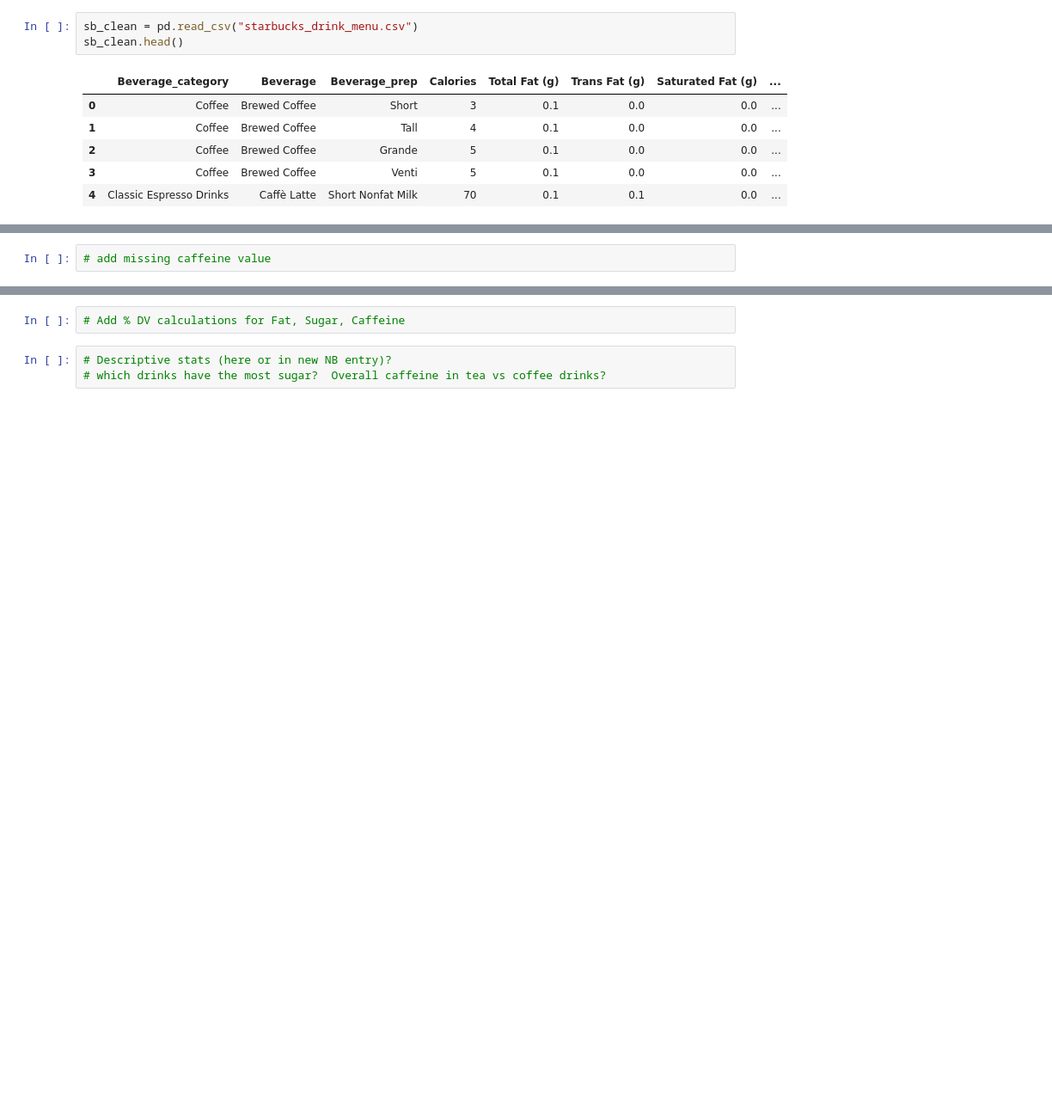
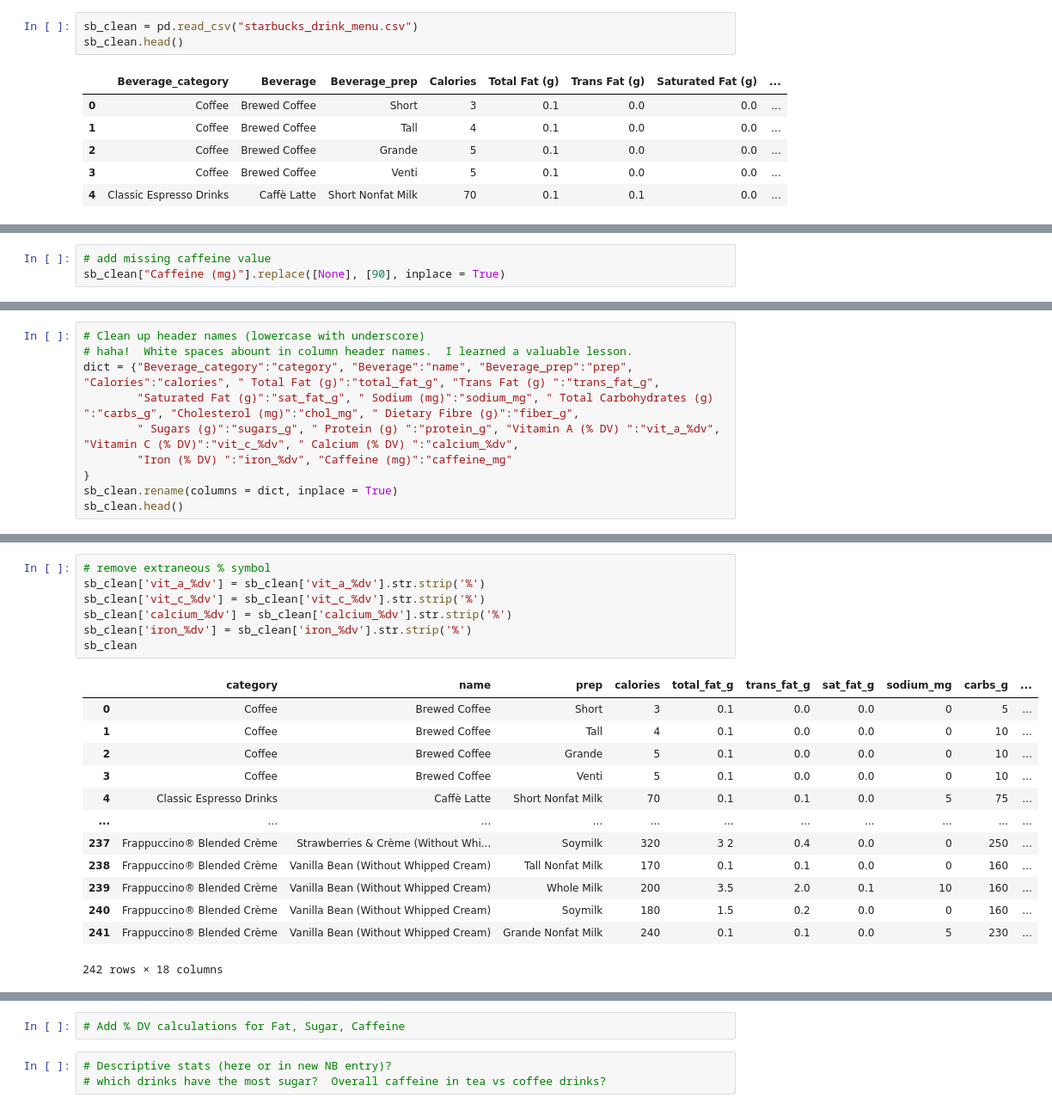
Before and after one commit to Ugi77/projects, a Jupyter notebook: NutritionAnalysisTour/clean_pandas.ipynb, the cells around one changed output, grey strips where cells are left out. Shown: that part at 86% size. Drawn from its saved outputs; the diff is of its cells as text; blank space fills up the shorter version.

```diff
--- a/NutritionAnalysisTour/clean_pandas.ipynb
+++ b/NutritionAnalysisTour/clean_pandas.ipynb
@@ -43,3 +44,4 @@ sb_clean[sb_clean.isna().any(axis = 1)]
 | 158 | Shaken Iced Beverages | Iced Brewed Coffee (With Milk & C... | 2% Milk | 90 | 1 | 0.5 | 0.0 | ... |
 # %%
 # add missing caffeine value
+sb_clean["Caffeine (mg)"].replace([None], [90], inplace = True)
@@ -47,0 +57,10 @@ sb_clean[sb_clean.isna().any(axis = 1)]
+# %%
+# Clean up header names (lowercase with underscore)
+# haha!  White spaces abount in column header names.  I learned a valuable lesson.
+dict = {"Beverage_category":"category", "Beverage":"name", "Beverage_prep":"prep", "Calories":"calories", " Total Fat (g)":"total_fat_g", "Trans Fat (g) ":"trans_fat_g",
+        "Saturated Fat (g)":"sat_fat_g", " Sodium (mg)":"sodium_mg", " Total Carbohydrates (g) ":"carbs_g", "Cholesterol (mg)":"chol_mg", " Dietary Fibre (g)":"fiber_g",
+        " Sugars (g)":"sugars_g", " Protein (g) ":"protein_g", "Vitamin A (% DV) ":"vit_a_%dv", "Vitamin C (% DV)":"vit_c_%dv", " Calcium (% DV) ":"calcium_%dv",
+        "Iron (% DV) ":"iron_%dv", "Caffeine (mg)":"caffeine_mg"
+}
+sb_clean.rename(columns = dict, inplace = True)
+sb_clean.head()
@@ -47,0 +74,21 @@ sb_clean[sb_clean.isna().any(axis = 1)]
+# %%
+# remove extraneous % symbol
+sb_clean['vit_a_%dv'] = sb_clean['vit_a_%dv'].str.strip('%')
+sb_clean['vit_c_%dv'] = sb_clean['vit_c_%dv'].str.strip('%')
+sb_clean['calcium_%dv'] = sb_clean['calcium_%dv'].str.strip('%')
+sb_clean['iron_%dv'] = sb_clean['iron_%dv'].str.strip('%')
+sb_clean
+# %% [output]
+|  | category | name | prep | calories | total_fat_g | trans_fat_g | sat_fat_g | sodium_mg | carbs_g | ... |
+| 0 | Coffee | Brewed Coffee | Short | 3 | 0.1 | 0.0 | 0.0 | 0 | 5 | ... |
+| 1 | Coffee | Brewed Coffee | Tall | 4 | 0.1 | 0.0 | 0.0 | 0 | 10 | ... |
+| 2 | Coffee | Brewed Coffee | Grande | 5 | 0.1 | 0.0 | 0.0 | 0 | 10 | ... |
+| 3 | Coffee | Brewed Coffee | Venti | 5 | 0.1 | 0.0 | 0.0 | 0 | 10 | ... |
+| 4 | Classic Espresso Drinks | Caffè Latte | Short Nonfat Milk | 70 | 0.1 | 0.1 | 0.0 | 5 | 75 | ... |
+| ... | ... | ... | ... | ... | ... | ... | ... | ... | ... | ... |
+| 237 | Frappuccino® Blended Crème | Strawberries & Crème (Without Whi... | Soymilk | 320 | 3 2 | 0.4 | 0.0 | 0 | 250 | ... |
+| 238 | Frappuccino® Blended Crème | Vanilla Bean (Without Whipped Cream) | Tall Nonfat Milk | 170 | 0.1 | 0.1 | 0.0 | 0 | 160 | ... |
+| 239 | Frappuccino® Blended Crème | Vanilla Bean (Without Whipped Cream) | Whole Milk | 200 | 3.5 | 2.0 | 0.1 | 10 | 160 | ... |
+| 240 | Frappuccino® Blended Crème | Vanilla Bean (Without Whipped Cream) | Soymilk | 180 | 1.5 | 0.2 | 0.0 | 0 | 160 | ... |
+| 241 | Frappuccino® Blended Crème | Vanilla Bean (Without Whipped Cream) | Grande Nonfat Milk | 240 | 0.1 | 0.1 | 0.0 | 5 | 230 | ... |
+242 rows × 18 columns
```
Also changed, not shown: parts of 19 cells of this notebook.
